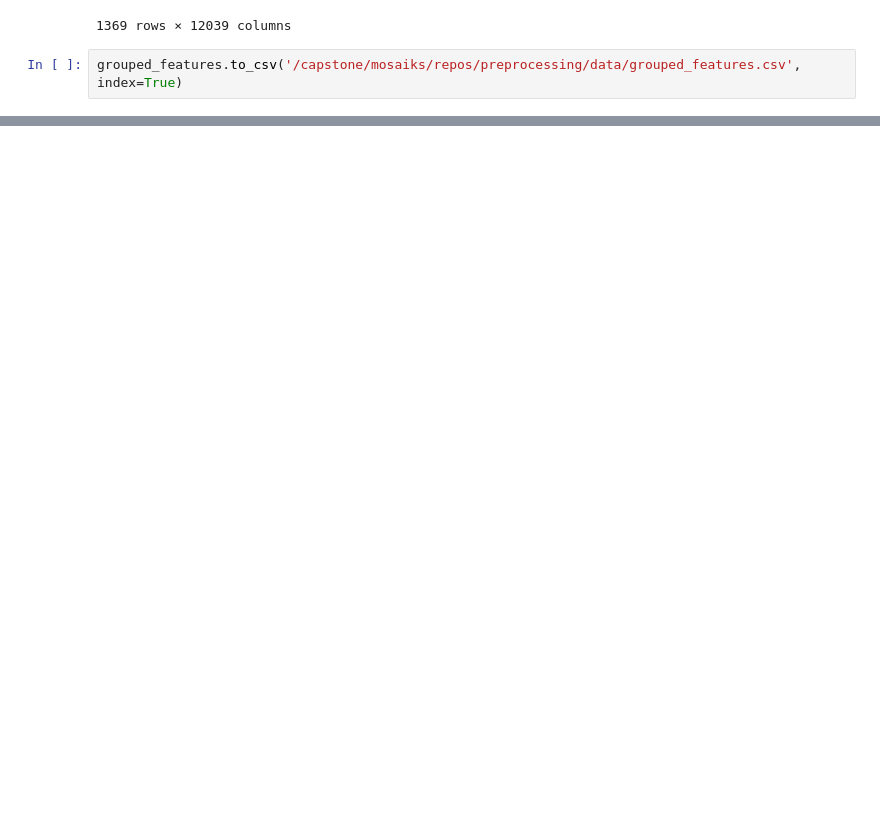
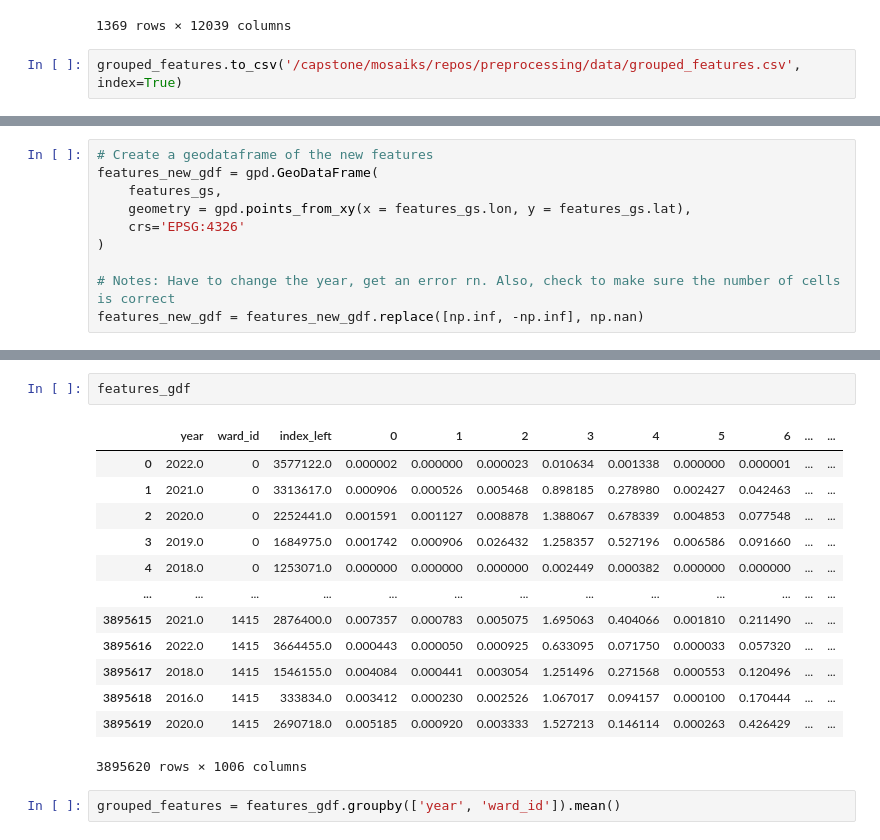
Before and after one commit to mosaiks-capstone/Modeling, a Jupyter notebook: feature_preprocessing.ipynb, the cells around one changed output, grey strips where cells are left out. Cells and saved outputs as stored; diff of their text form; blank space fills up the shorter version.

```diff
--- a/feature_preprocessing.ipynb
+++ b/feature_preprocessing.ipynb
@@ -250,0 +334,10 @@ grouped_features.to_csv('/capstone/mosaiks/repos/preprocessing/data/grouped_feat
+# %%
+# Create a geodataframe of the new features
+features_new_gdf = gpd.GeoDataFrame(
+    features_gs,
+    geometry = gpd.points_from_xy(x = features_gs.lon, y = features_gs.lat),
+    crs='EPSG:4326'
+)
+
+# Notes: Have to change the year, get an error rn. Also, check to make sure the number of cells is correct
+features_new_gdf = features_new_gdf.replace([np.inf, -np.inf], np.nan)
@@ -250,0 +399,18 @@ grouped_features.to_csv('/capstone/mosaiks/repos/preprocessing/data/grouped_feat
+# %%
+features_gdf
+# %% [output]
+|  | year | ward_id | index_left | 0 | 1 | 2 | 3 | 4 | 5 | 6 | ... | ... |
+| 0 | 2022.0 | 0 | 3577122.0 | 0.000002 | 0.000000 | 0.000023 | 0.010634 | 0.001338 | 0.000000 | 0.000001 | ... | ... |
+| 1 | 2021.0 | 0 | 3313617.0 | 0.000906 | 0.000526 | 0.005468 | 0.898185 | 0.278980 | 0.002427 | 0.042463 | ... | ... |
+| 2 | 2020.0 | 0 | 2252441.0 | 0.001591 | 0.001127 | 0.008878 | 1.388067 | 0.678339 | 0.004853 | 0.077548 | ... | ... |
+| 3 | 2019.0 | 0 | 1684975.0 | 0.001742 | 0.000906 | 0.026432 | 1.258357 | 0.527196 | 0.006586 | 0.091660 | ... | ... |
+| 4 | 2018.0 | 0 | 1253071.0 | 0.000000 | 0.000000 | 0.000000 | 0.002449 | 0.000382 | 0.000000 | 0.000000 | ... | ... |
+| ... | ... | ... | ... | ... | ... | ... | ... | ... | ... | ... | ... | ... |
+| 3895615 | 2021.0 | 1415 | 2876400.0 | 0.007357 | 0.000783 | 0.005075 | 1.695063 | 0.404066 | 0.001810 | 0.211490 | ... | ... |
+| 3895616 | 2022.0 | 1415 | 3664455.0 | 0.000443 | 0.000050 | 0.000925 | 0.633095 | 0.071750 | 0.000033 | 0.057320 | ... | ... |
+| 3895617 | 2018.0 | 1415 | 1546155.0 | 0.004084 | 0.000441 | 0.003054 | 1.251496 | 0.271568 | 0.000553 | 0.120496 | ... | ... |
+| 3895618 | 2016.0 | 1415 | 333834.0 | 0.003412 | 0.000230 | 0.002526 | 1.067017 | 0.094157 | 0.000100 | 0.170444 | ... | ... |
+| 3895619 | 2020.0 | 1415 | 2690718.0 | 0.005185 | 0.000920 | 0.003333 | 1.527213 | 0.146114 | 0.000263 | 0.426429 | ... | ... |
+3895620 rows × 1006 columns
+# %%
+grouped_features = features_gdf.groupby(['year', 'ward_id']).mean()
```
Also changed, not shown: parts of 19 cells of this notebook, 2 other files.
